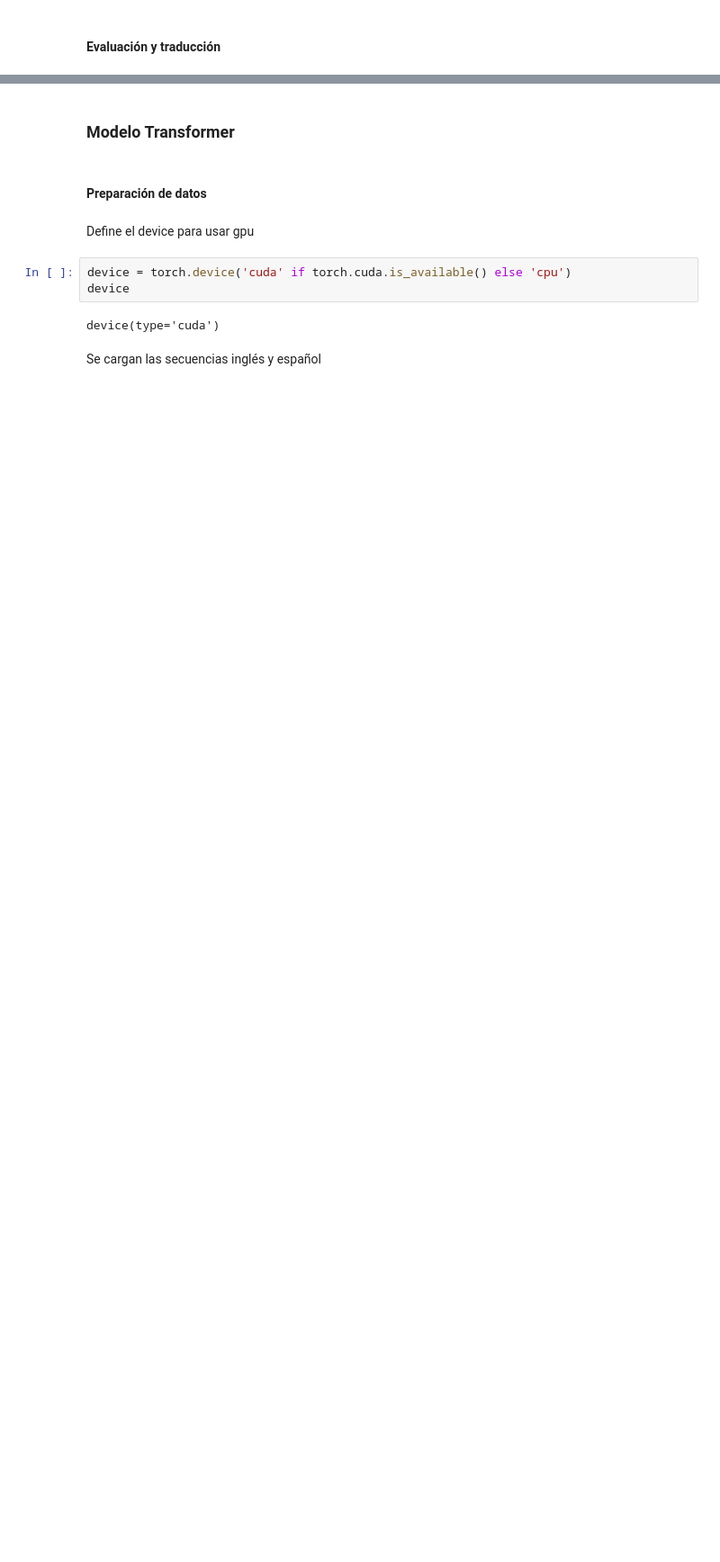
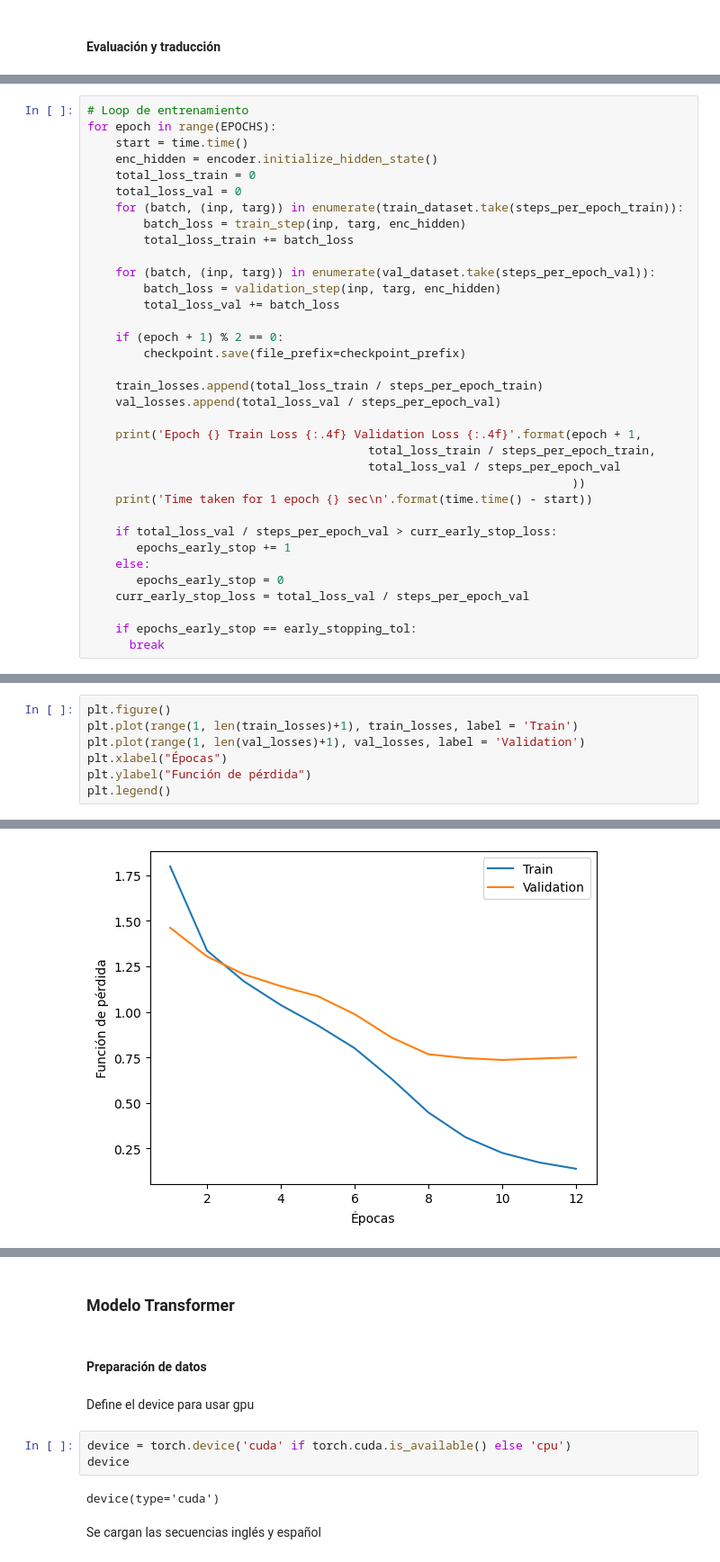
Before and after one commit to DiegoLeonG96/Tarea4_MLA_UDD, a Jupyter notebook: Tarea4_MLAv2.ipynb, the cells around one changed output, grey strips where cells are left out. Shown at 90% size. Drawn from its saved outputs; the diff is of its cells as text; blank space fills up the shorter version.

```diff
--- a/Tarea4_MLAv2.ipynb
+++ b/Tarea4_MLAv2.ipynb
@@ -634,0 +690,35 @@ Predicted translation: ¿ percibiste algun buen ? <end>
+# %%
+# Loop de entrenamiento
+for epoch in range(EPOCHS):
+    start = time.time()
+    enc_hidden = encoder.initialize_hidden_state()
+    total_loss_train = 0
+    total_loss_val = 0
+    for (batch, (inp, targ)) in enumerate(train_dataset.take(steps_per_epoch_train)):
+        batch_loss = train_step(inp, targ, enc_hidden)
+        total_loss_train += batch_loss
+
+    for (batch, (inp, targ)) in enumerate(val_dataset.take(steps_per_epoch_val)):
+        batch_loss = validation_step(inp, targ, enc_hidden)
+        total_loss_val += batch_loss
+
+    if (epoch + 1) % 2 == 0:
+        checkpoint.save(file_prefix=checkpoint_prefix)
+
+    train_losses.append(total_loss_train / steps_per_epoch_train)
+    val_losses.append(total_loss_val / steps_per_epoch_val)
+
+    print('Epoch {} Train Loss {:.4f} Validation Loss {:.4f}'.format(epoch + 1,
+                                        total_loss_train / steps_per_epoch_train,
+                                        total_loss_val / steps_per_epoch_val
+                                                                     ))
+    print('Time taken for 1 epoch {} sec\n'.format(time.time() - start))
+
+    if total_loss_val / steps_per_epoch_val > curr_early_stop_loss:
+       epochs_early_stop += 1
+    else:
+       epochs_early_stop = 0
+    curr_early_stop_loss = total_loss_val / steps_per_epoch_val
+
+    if epochs_early_stop == early_stopping_tol:
+      break
@@ -634,0 +743,8 @@ Predicted translation: ¿ percibiste algun buen ? <end>
+# %%
+plt.figure()
+plt.plot(range(1, len(train_losses)+1), train_losses, label = 'Train')
+plt.plot(range(1, len(val_losses)+1), val_losses, label = 'Validation')
+plt.xlabel("Épocas")
+plt.ylabel("Función de pérdida")
+plt.legend()
+# %% [output]
@@ -634,0 +752 @@ Predicted translation: ¿ percibiste algun buen ? <end>
+[figure, added]
```
Also changed, not shown: parts of 17 cells of this notebook.
